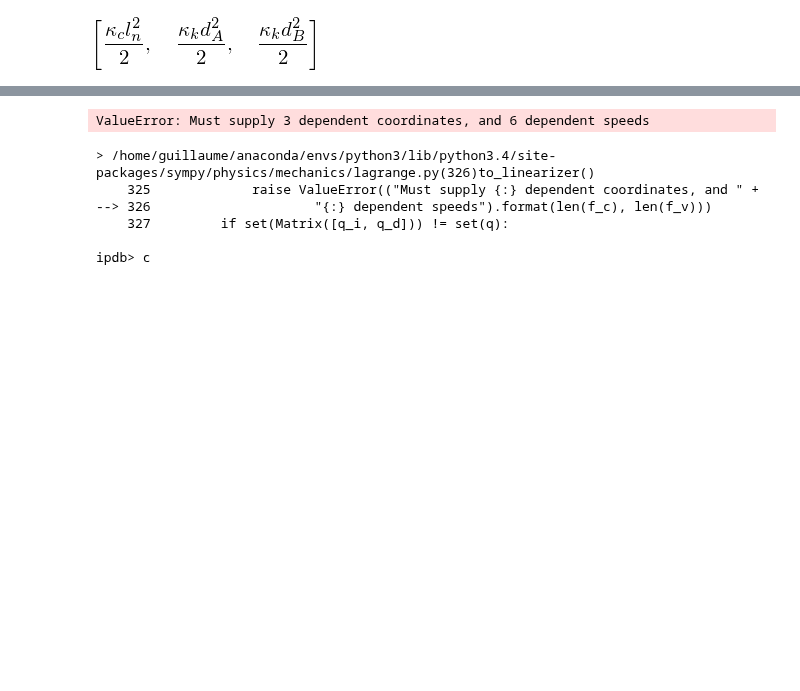
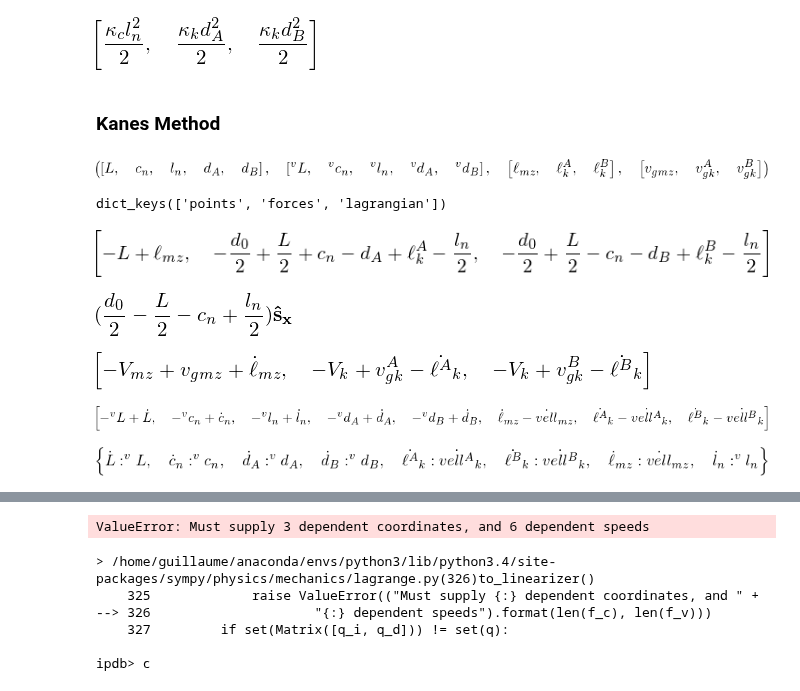
Before and after one commit to glyg/notebooks, a Jupyter notebook: kt_sim/sympy_dumb_spindle.ipynb, the cells around one changed output, grey strips where cells are left out. Drawn from its saved outputs; the diff is of its cells as text; code cells hidden in the pictures; blank space fills up the shorter version.

Commit message:
Now with Kanes Equations (still bugged)

```diff
--- a/kt_sim/sympy_dumb_spindle.ipynb
+++ b/kt_sim/sympy_dumb_spindle.ipynb
@@ -425,38 +307,34 @@ Automatic pdb calling has been turned ON
 #particles['as_A'].set_potential_energy(kappa_k * d_A**2 / 2)
 #particles['as_B'].set_potential_energy(kappa_k * d_B**2 / 2)
 
+spring_ch = DampedSpring.new(spindle, l_n, vl_n,
+                             kappa_c, mu_c, cenA, cenB, S.x)
 
-spring_ch = Damped_spring.new(spindle.forcebalance,
-                              l_n, kappa_c, mu_c, cenA, cenB, S.x)
+spring_cA = DampedSpring.new(spindle, d_A, vd_A,
+                             kappa_k, mu_k, as_A, cenA, S.x)
 
-spring_cA = Damped_spring.new(spindle.forcebalance,
-                              d_A, kappa_k, mu_k, as_A, cenA, S.x)
-
-spring_cB = Damped_spring.new(spindle.forcebalance,
-                              d_B, kappa_k, mu_k, as_B, cenB, S.x)
+spring_cB = DampedSpring.new(spindle, d_B, vd_B,
+                             kappa_k, mu_k, as_B, cenB, S.x)
 
 ## Frictions
-Fr_spb = - mu_s * Ld * S.x /2
-Fr_ch = - mu_ch * c_nd * S.x
+viscous_spbL = ViscousDrag.new(spindle, -vL / 2, mu_s, spbL, S.x)
+viscous_spbR = ViscousDrag.new(spindle, vL/2, mu_s, spbR, S.x)
+viscous_ch = ViscousDrag.new(spindle, vc_n, mu_ch, ch, S.x)
 
-spindle.forcebalance['forces'].extend([(spbL, -Fr_spb),
-                                       (spbR, Fr_spb),
-                                       (ch, Fr_ch)])
 
 ## Linear force velocity relationships
-lfv_mz = Linear_FV.new(spindle.forcebalance,
+lfv_mz = LinearFV.new(spindle,
                        spbL, spbR,
                        F_mz, V_mz,
                        1, S.x, index='mz')
 
-
-lfv_ktA = Linear_FV.new(spindle.forcebalance,
+lfv_ktA = LinearFV.new(spindle,
                         spbL, as_A,
                         F_k, V_k,
                         -1, -S.x, index='k', expo='A')
 
 
-lfv_ktB = Linear_FV.new(spindle.forcebalance,
+lfv_ktB = LinearFV.new(spindle,
                         spbR, as_B,
                         F_k, V_k,
                         -1, S.x, index='k', expo='B')
@@ -494,3 +382,29 @@ q_ind [L(t), c_n(t), l_n(t), d_A(t), d_B(t)]
 spindle.forcebalance['lagrangian']
 # %% [output]
 [figure]
+# %% [markdown]
+### Kanes Method
+# %%
+spindle.q_ind, spindle.u_ind, spindle.q_dep, spindle.u_dep
+# %% [output]
+[figure, added]
+# %%
+spindle.forcebalance.keys()
+# %% [output]
+dict_keys(['points', 'forces', 'lagrangian'])
+# %%
+spindle.configuration_constraints
+# %% [output]
+[figure, added]
+# %%
+spbL.pos_from(cenA)
+# %% [output]
+[figure, added]
+# %%
+spindle.speed_constraints
+# %% [output]
+[figure, added]
+# %%
+spindle.kd
+# %% [output]
+[figure, added]
@@ -496,0 +417,4 @@ spindle.forcebalance['lagrangian']
+# %%
+KM.kindiffdict()
+# %% [output]
+[figure, added]
```
Also changed, not shown: parts of 33 cells of this notebook.
